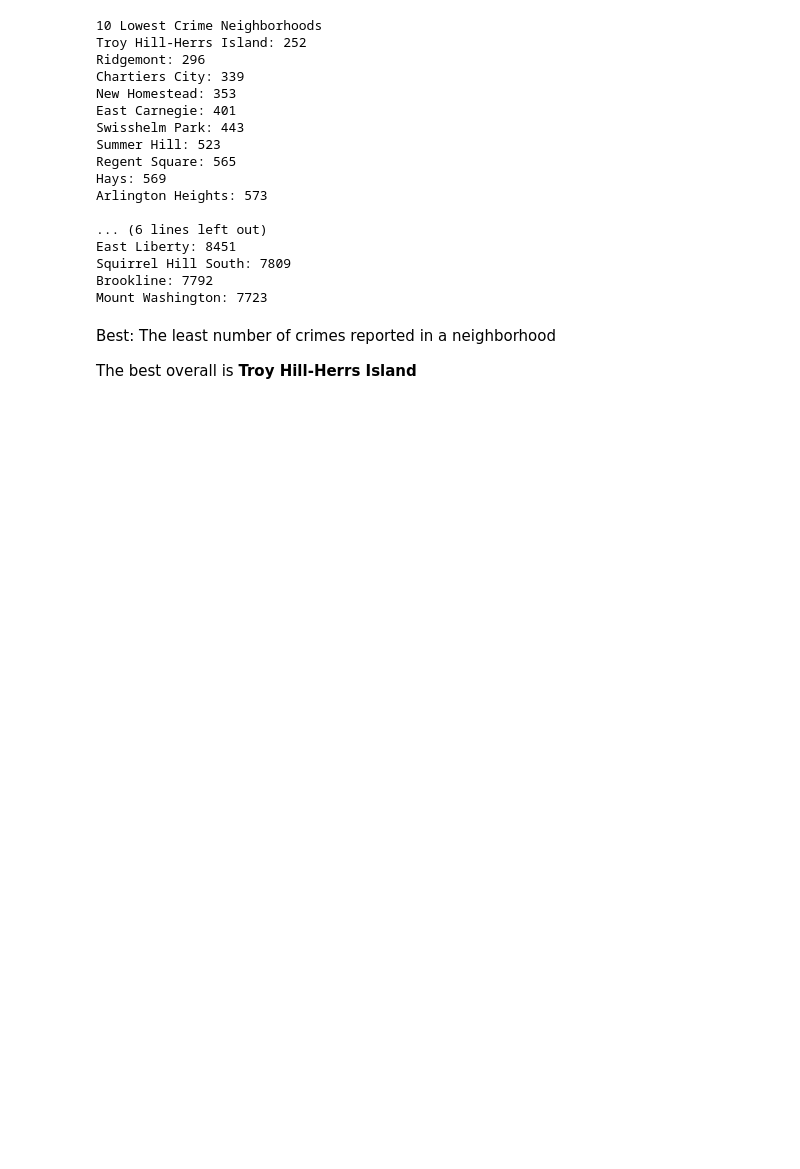
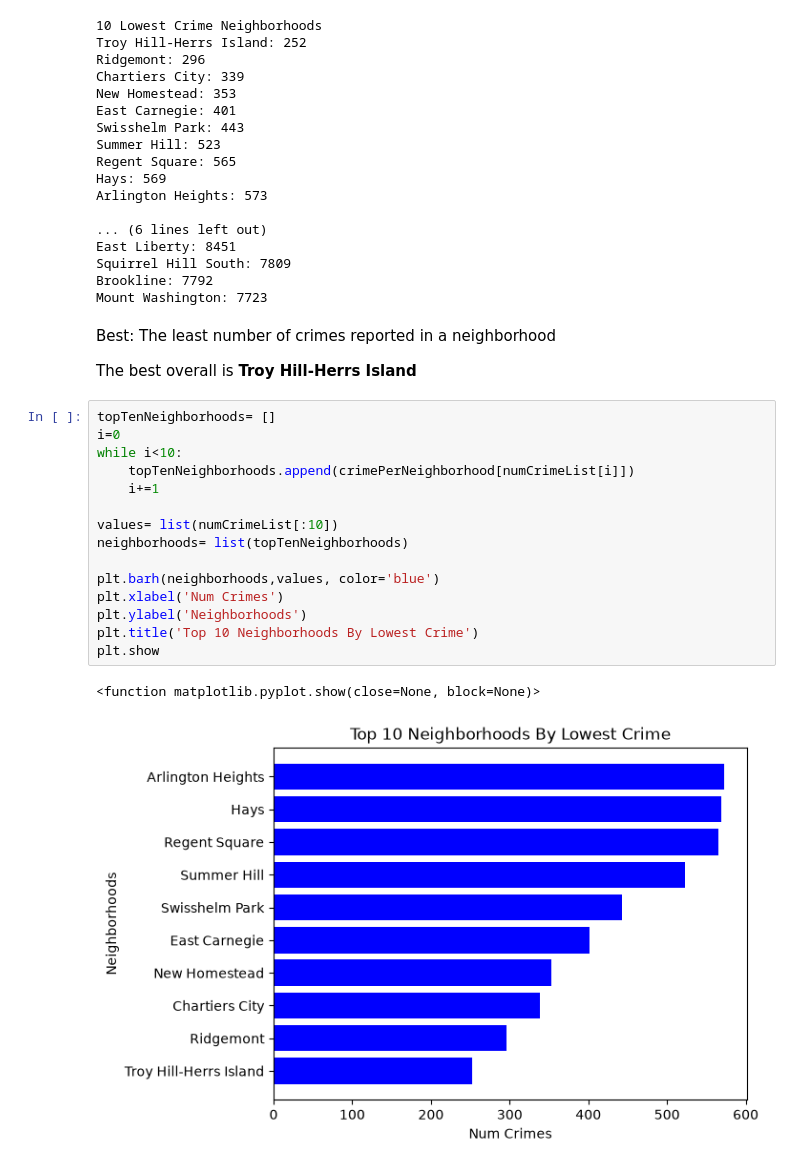
Before and after one commit to esaywitz/CS-0010-Final-Project-Best-Neighborhood, a Jupyter notebook: Crime-Christopher-Lattari.ipynb, the cells around one changed output. Saved outputs shown, nothing was run; the diff lists cells and outputs as text; blank space fills up the shorter version.

Commit message:
Created bar chart to showcase top 10 best neighborhoods

```diff
--- a/Crime-Christopher-Lattari.ipynb
+++ b/Crime-Christopher-Lattari.ipynb
@@ -57,3 +58,21 @@ Mount Washington: 7723
 Best: The least number of crimes reported in a neighborhood
 
 The best overall is **Troy Hill-Herrs Island**
+# %%
+topTenNeighborhoods= []
+i=0
+while i<10:
+    topTenNeighborhoods.append(crimePerNeighborhood[numCrimeList[i]])
+    i+=1
+
+values= list(numCrimeList[:10])
+neighborhoods= list(topTenNeighborhoods)
+
+plt.barh(neighborhoods,values, color='blue')
+plt.xlabel('Num Crimes')
+plt.ylabel('Neighborhoods')
+plt.title('Top 10 Neighborhoods By Lowest Crime')
+plt.show
+# %% [output]
+<function matplotlib.pyplot.show(close=None, block=None)>
+[figure, added]
```
Also changed, not shown: parts of 1 cell of this notebook.
